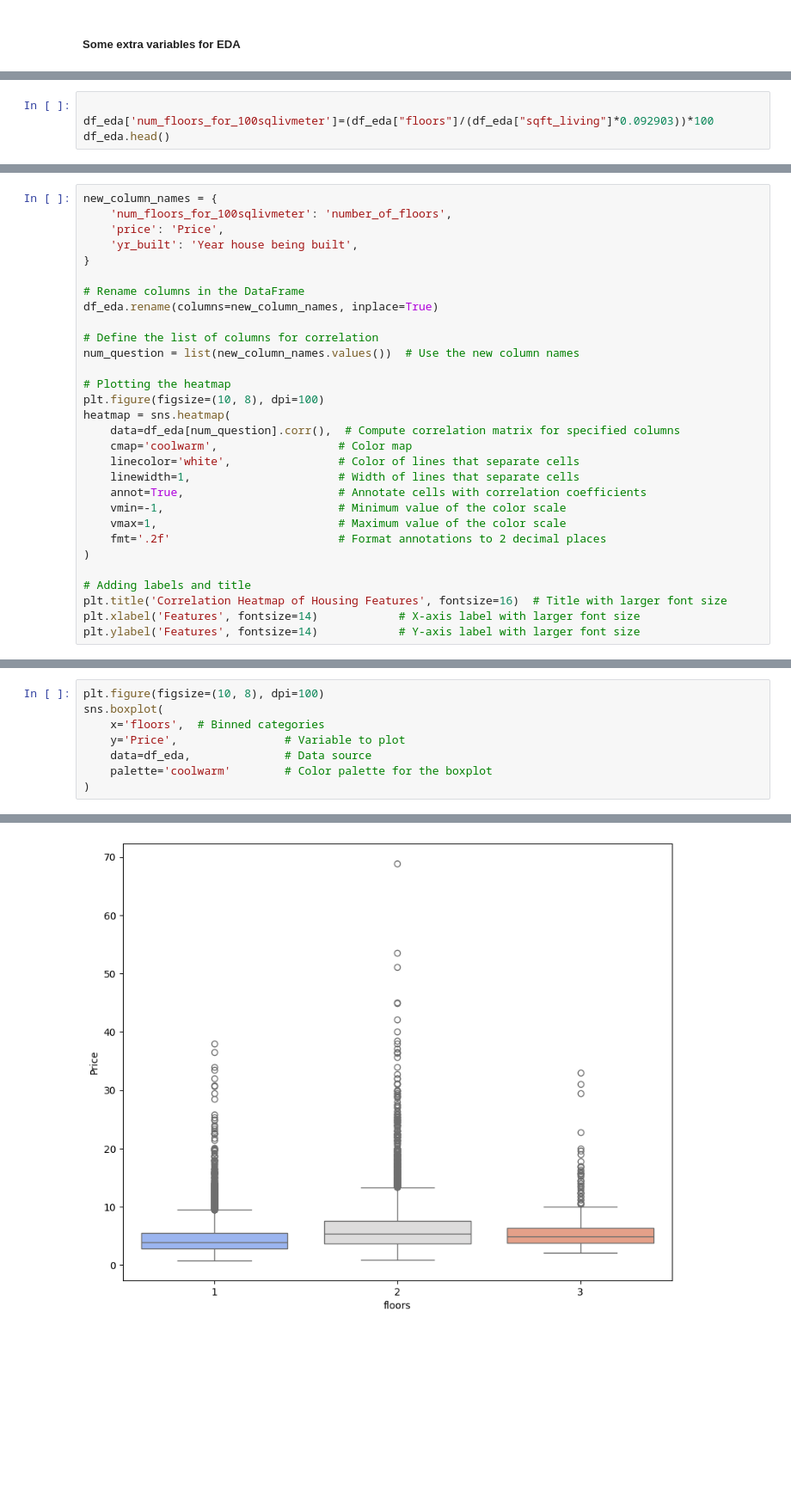
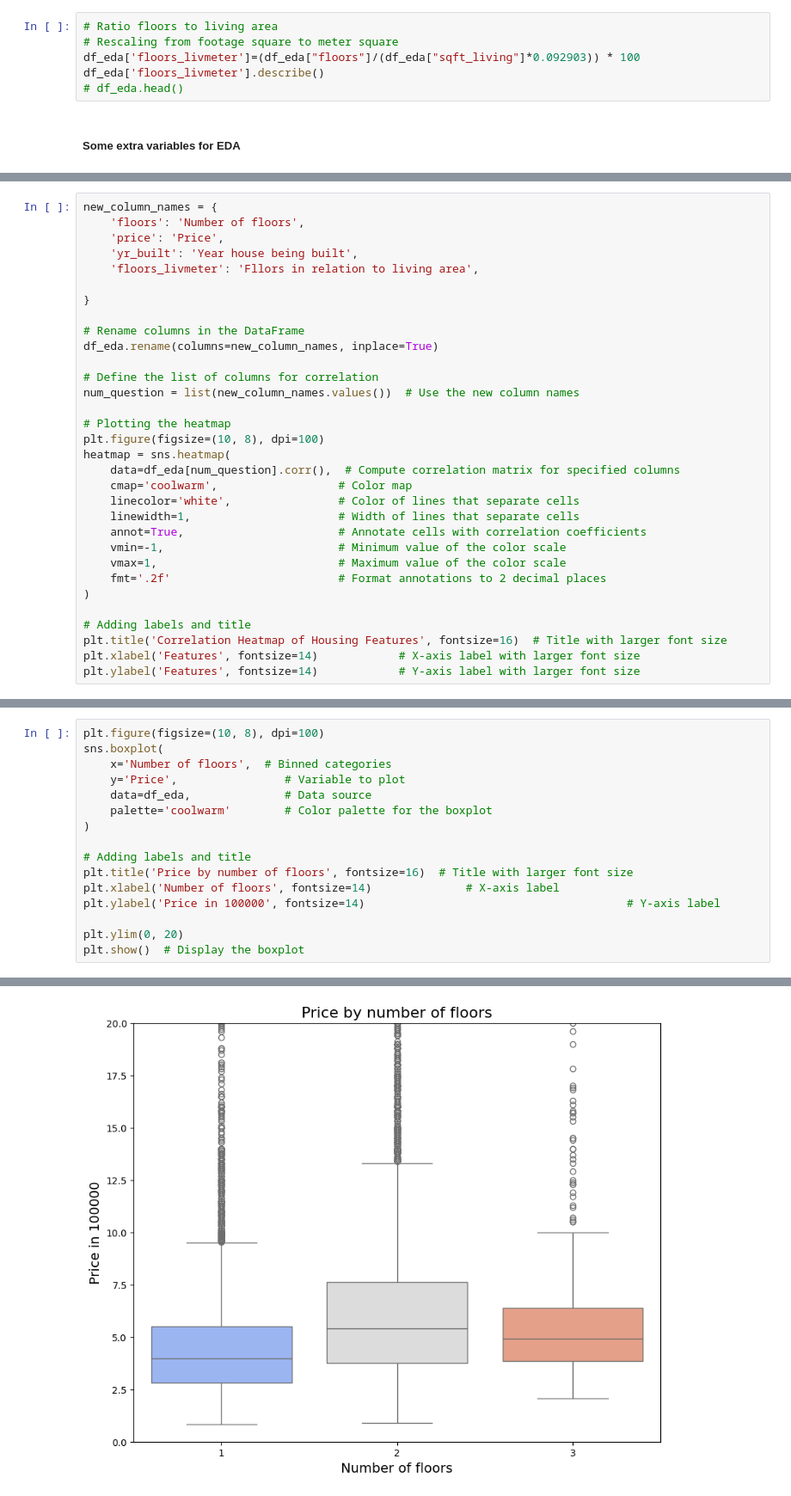
Before and after one commit to Paul-Spiced/EDA_Paul, a Jupyter notebook: commands/EDA _6_expl_hyp_3.ipynb, the cells around one changed output, grey strips where cells are left out. Shown at 86% size. Drawn from its saved outputs; the diff is of its cells as text; blank space fills up the shorter version.

```diff
--- a/commands/EDA _6_expl_hyp_3.ipynb
+++ b/commands/EDA _6_expl_hyp_3.ipynb
@@ -23,2 +17,8 @@ df_eda.head()
+# %%
+# Ratio floors to living area
+# Rescaling from footage square to meter square
+df_eda['floors_livmeter']=(df_eda["floors"]/(df_eda["sqft_living"]*0.092903)) * 100
+df_eda['floors_livmeter'].describe()
+# df_eda.head()
 # %% [markdown]
 ##### Some extra variables for EDA
@@ -27,4 +24,0 @@ df_eda.head()
-# %%
-
-df_eda['num_floors_for_100sqlivmeter']=(df_eda["floors"]/(df_eda["sqft_living"]*0.092903))*100
-df_eda.head()
@@ -35,8 +27,10 @@ df_eda.head()
 # %%
 new_column_names = {
-    'num_floors_for_100sqlivmeter': 'number_of_floors',
+    'floors': 'Number of floors',
     'price': 'Price',
     'yr_built': 'Year house being built',
+    'floors_livmeter': 'Fllors in relation to living area',
+
 }
 
 # Rename columns in the DataFrame
@@ -68,9 +62,17 @@ Text(95.58159722222221, 0.5, 'Features')
 # %%
 plt.figure(figsize=(10, 8), dpi=100)
 sns.boxplot(
-    x='floors',  # Binned categories
+    x='Number of floors',  # Binned categories
     y='Price',                # Variable to plot
     data=df_eda,              # Data source
     palette='coolwarm'        # Color palette for the boxplot
 )
+
+# Adding labels and title
+plt.title('Price by number of floors', fontsize=16)  # Title with larger font size
+plt.xlabel('Number of floors', fontsize=14)              # X-axis label
+plt.ylabel('Price in 100000', fontsize=14)                                       # Y-axis label
+
+plt.ylim(0, 20)
+plt.show()  # Display the boxplot
 # %% [output]
@@ -78,3 +79,3 @@ sns.boxplot(
-[figure, old version]
+[figure, new version]
 # %%
 sns.scatterplot(data=df_eda, x='Year house being built', y='Price',
```
Also changed, not shown: parts of 13 cells of this notebook, 6 other files.
